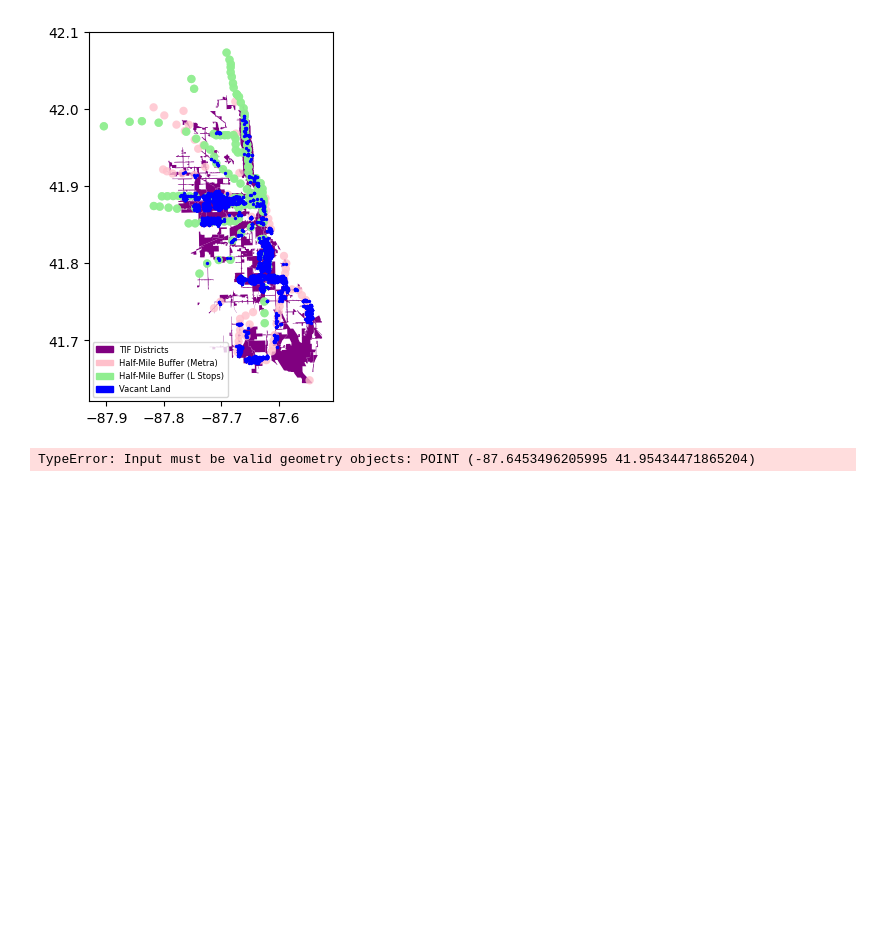
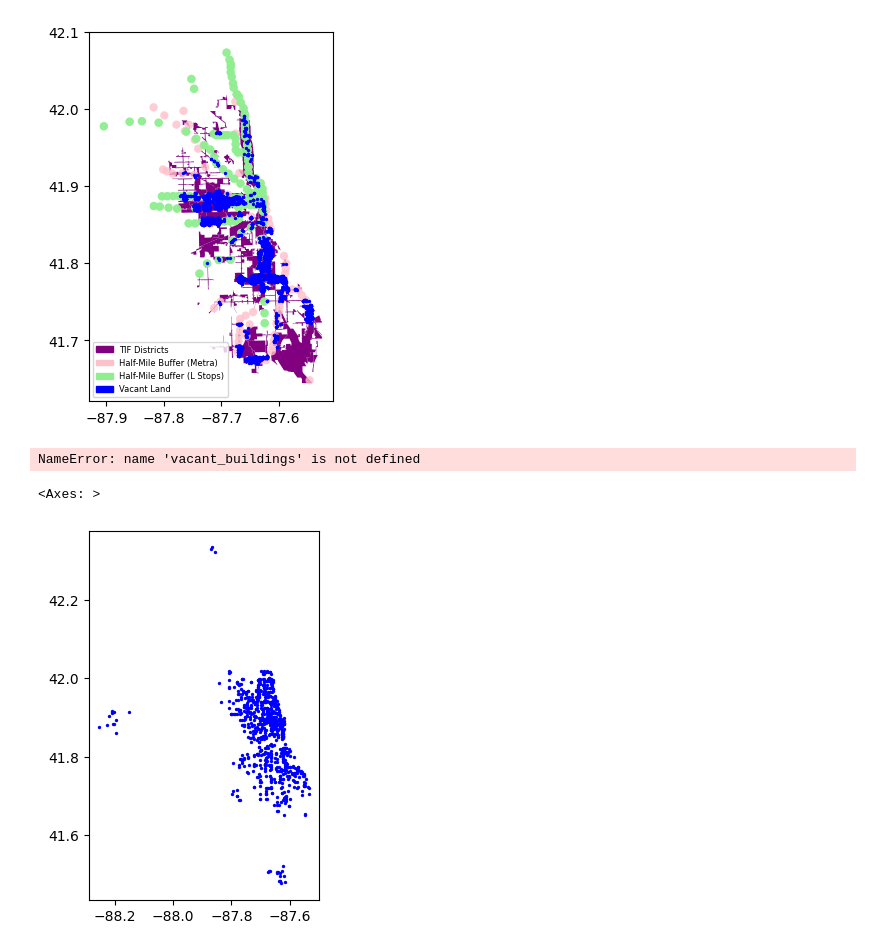
Before and after one commit to claireconzelmann/KIHC-affordable-housing-analysis, a Jupyter notebook: Code/data exploration.ipynb, the cells around one changed output. Cells and saved outputs as stored; diff of their text form; code cells hidden in the pictures; blank space fills up the shorter version.

Commit message:
Adding commercial building dataset and visualization

```diff
--- a/Code/data exploration.ipynb
+++ b/Code/data exploration.ipynb
@@ -14,7 +14,8 @@ path = "/Users/aliso/OneDrive/Documents/KIHC-affordable-housing-analysis"
 tif_districts = pd.read_csv(os.path.join(path, "Data/Raw/Boundaries_Tax_Increment_Financing_Districts.csv"))
 city_land = pd.read_csv(os.path.join(path, "Data/Raw/City-Owned_Land_Inventory_20250320.csv"))
 l_stops = pd.read_csv(os.path.join(path, "Data/Raw/CTA_System_Information_List_of_L_Stops.csv"))
-vacant_buildings = pd.read_csv(os.path.join(path, "Data/Raw/311_Service_Requests_20250321.csv"))
+#vacant_buildings = pd.read_csv(os.path.join(path, "Data/Raw/311_Service_Requests_20250321.csv"))
+sale_buildings = pd.read_csv(os.path.join(path, "Data/Raw/Buildings_0325.csv"))
 bus_stops_gdf = gpd.read_file(os.path.join(path, "Data/Raw/CTA_BusStops.shp"))
 metra_stops_gdf = gpd.read_file(os.path.join(path, "Data/Raw/MetraStations.shp"))
 foreclosed_rentals  = pd.read_csv(os.path.join(path, "Data/Raw/Foreclosed_Rental_Property_20250324.csv"))
@@ -106,11 +107,6 @@ start_date = '2024-10-21'
 end_date = '2025-03-21'
 vacant_buildings['CREATED_DATE'] = pd.to_datetime(vacant_buildings['CREATED_DATE'], format='%m/%d/%Y %I:%M:%S %p')
 vacant_buildings_recent = vacant_buildings[(vacant_buildings['CREATED_DATE'] >= start_date) & (vacant_buildings['CREATED_DATE'] <= end_date)]
-
-
-foreclosed_rentals['SUBMISSION DATE'] = pd.to_datetime(foreclosed_rentals['SUBMISSION DATE'], format='%m/%d/%Y')
-foreclosed_rentals_recent = foreclosed_rentals[(foreclosed_rentals['SUBMISSION DATE'] >= start_date) & (foreclosed_rentals['SUBMISSION DATE'] <= end_date)]
-
 
 vacant_buildings_recent_gdf = gpd.GeoDataFrame(vacant_buildings_recent,
                                  geometry=gpd.points_from_xy(vacant_buildings_recent.LONGITUDE,
@@ -124,4 +120,25 @@ vacant_buildings_recent_gdf.plot(ax=ax,
                     markersize=2,
                     label="vacant buildings")
 # %% [output]
-TypeError: Input must be valid geometry objects: POINT (-87.6453496205995 41.95434471865204)
+NameError: name 'vacant_buildings' is not defined
+# %%
+
+#filtering vacant buildings to within the past year
+sale_buildings = sale_buildings.dropna(subset=['Latitude'])
+sale_buildings = sale_buildings.dropna(subset=['Longitude'])
+
+
+sale_buildings_gdf = gpd.GeoDataFrame(sale_buildings,
+                                 geometry=gpd.points_from_xy(sale_buildings.Longitude,
+                                                             sale_buildings.Latitude),
+                                 crs="EPSG:4326")
+
+
+fig, ax = plt.subplots()
+sale_buildings_gdf.plot(ax=ax,
+                    color='blue',
+                    markersize=2,
+                    label="Buildings For Sale")
+# %% [output]
+<Axes: >
+[figure, added]
```
Also changed, not shown: 2 other files.
